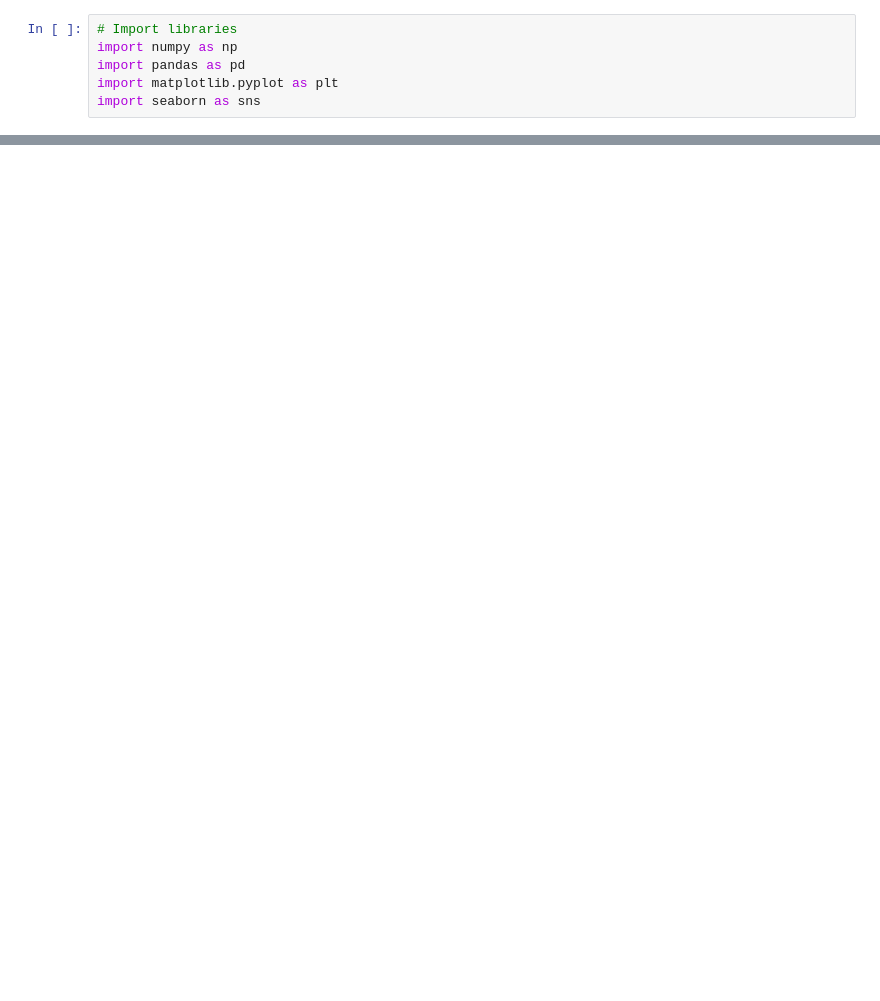
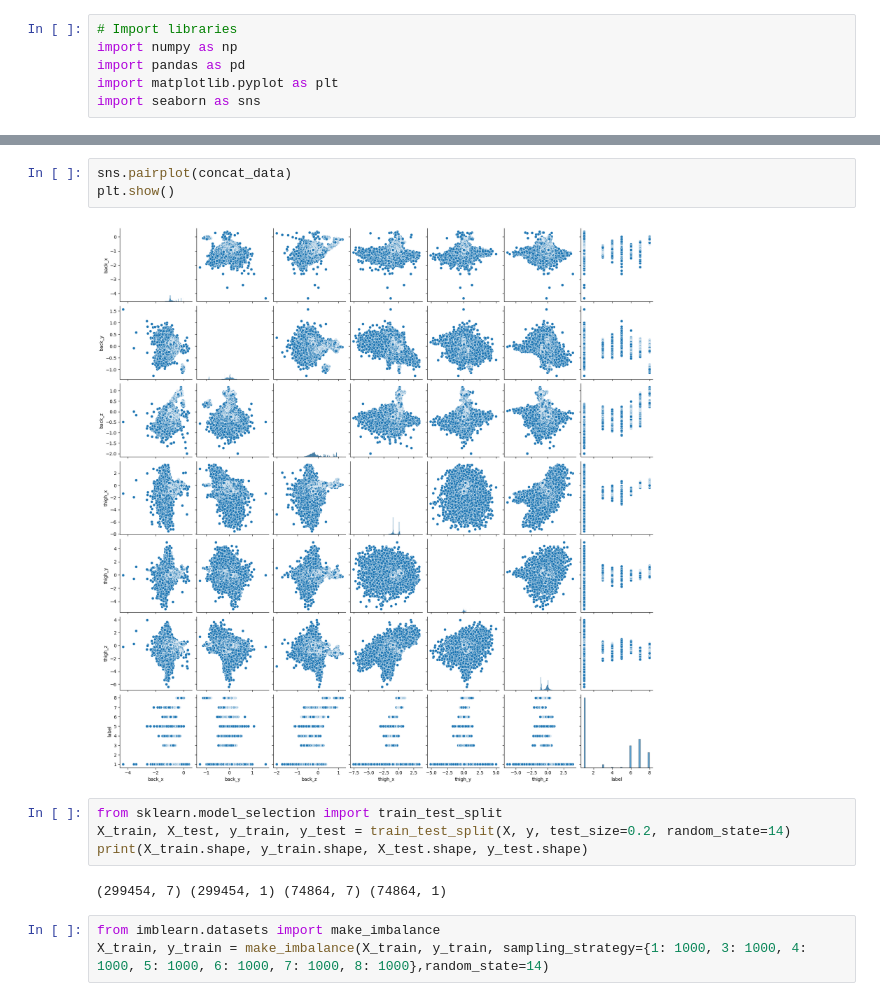
Before and after one commit to Miguel-Graham/Movement-Classifier, a Jupyter notebook: FINAL-PROJECT-NOTEBOOK.ipynb, the cells around one changed output, grey strips where cells are left out. Saved outputs shown, nothing was run; the diff lists cells and outputs as text; blank space fills up the shorter version.

```diff
--- a/FINAL-PROJECT-NOTEBOOK.ipynb
+++ b/FINAL-PROJECT-NOTEBOOK.ipynb
@@ -17,0 +86,14 @@ df.head()
+# %%
+sns.pairplot(concat_data)
+plt.show()
+# %% [output]
+[figure, added]
+# %%
+from sklearn.model_selection import train_test_split
+X_train, X_test, y_train, y_test = train_test_split(X, y, test_size=0.2, random_state=14)
+print(X_train.shape, y_train.shape, X_test.shape, y_test.shape)
+# %% [output]
+(299454, 7) (299454, 1) (74864, 7) (74864, 1)
+# %%
+from imblearn.datasets import make_imbalance
+X_train, y_train = make_imbalance(X_train, y_train, sampling_strategy={1: 1000, 3: 1000, 4: 1000, 5: 1000, 6: 1000, 7: 1000, 8: 1000},random_state=14)
```
Also changed, not shown: parts of 14 cells of this notebook.
